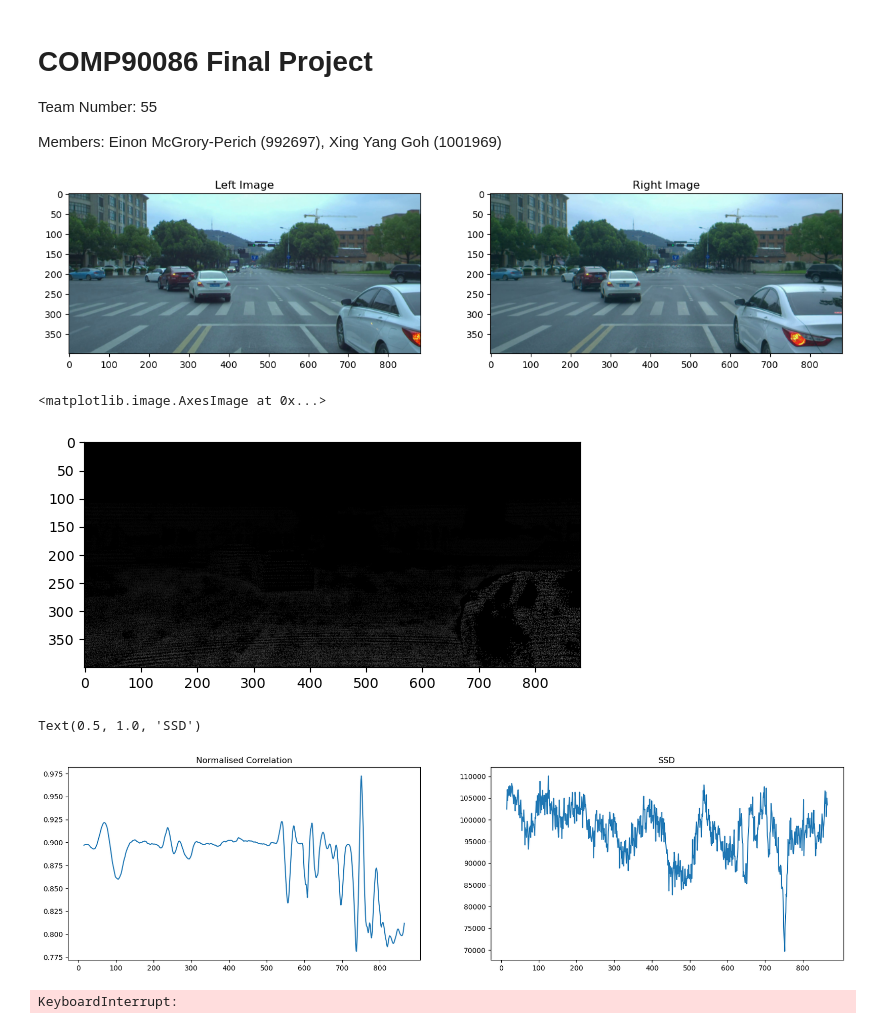
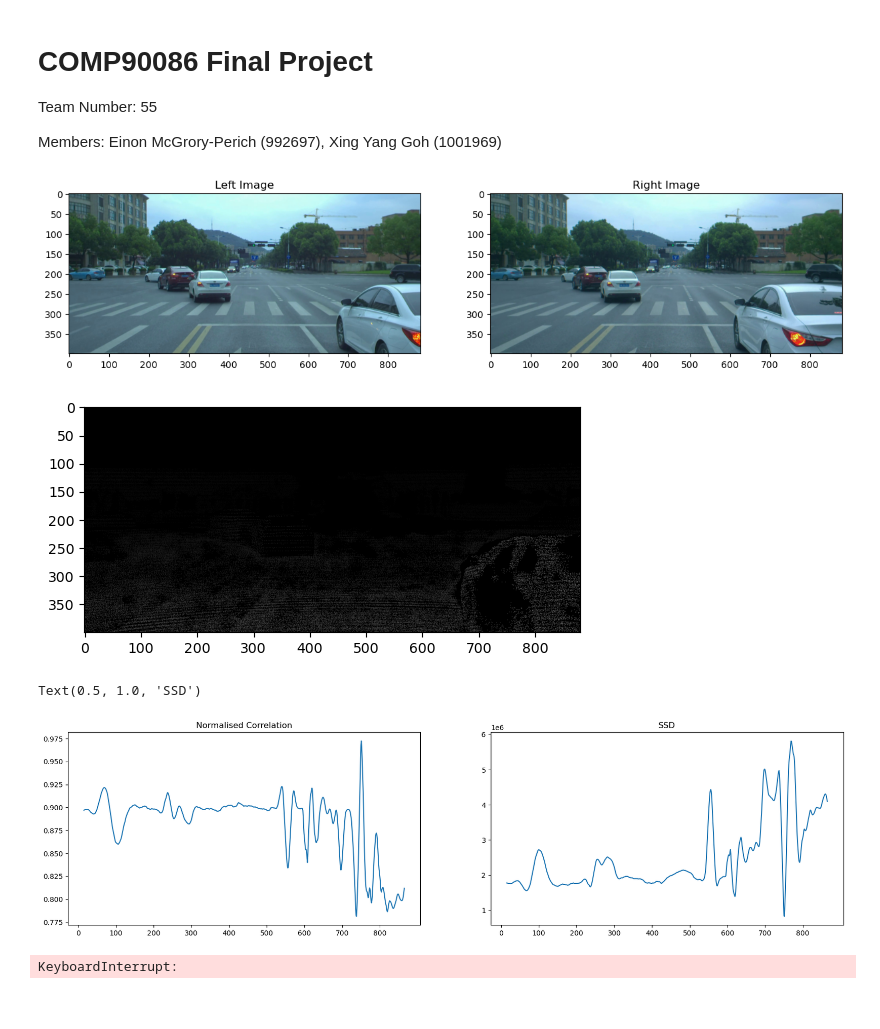
Before and after one commit to Neva-Y/Disparity-Image, a Jupyter notebook: Final-Project.ipynb, the cells around one changed output. Drawn from its saved outputs; the diff is of its cells as text; code cells hidden in the pictures.

```diff
--- a/Final-Project.ipynb
+++ b/Final-Project.ipynb
@@ -38,8 +38,8 @@ img_l = cv2.imread(left_image_name)
 img_r = cv2.imread(right_image_name)
 
 # Grey images
-img_l_grey = cv2.cvtColor(img_l, cv2.COLOR_BGR2GRAY)
-img_r_grey = cv2.cvtColor(img_r, cv2.COLOR_BGR2GRAY)
+img_l_grey_full = np.int32(cv2.cvtColor(img_l, cv2.COLOR_BGR2GRAY))
+img_r_grey_full = np.int32(cv2.cvtColor(img_r, cv2.COLOR_BGR2GRAY))
 
 
 img_l = img_l[...,::-1]
@@ -59,9 +59,17 @@ plt.show()
 
 img_d = cv2.imread(disp_image_name)
 plt.imshow(img_d)
+
+# note: can perform downscaling of the images to speed up computation at the cost of quality degradation
+scale_percentage = 50
+width = int(img_l_grey_full.shape[1] * scale_percentage / 100)
+height = int(img_l_grey_full.shape[0] * scale_percentage / 100)
+dim = (width, height)
+
+img_l_grey = np.int32(cv2.resize(img_l_grey_full.astype('float32'), dim, interpolation = cv2.INTER_AREA))
+img_r_grey = np.int32(cv2.resize(img_r_grey_full.astype('float32'), dim, interpolation = cv2.INTER_AREA))
 # %% [output]
 [figure]
-<matplotlib.image.AxesImage at 0x...>
 [figure]
 # %%
 # As driving assume that any two points have the same y value (camera is flat)
@@ -162,37 +170,37 @@ def smoothing_disp(disp_image, centre_l, step_size):
     min_l_y = centre_l[0] - step_size
     max_l_y = centre_l[0] + step_size
 
     patch = disp_image[min_l_y:max_l_y,min_l_x:max_l_x]
 
     error = np.sum(abs(patch - disp_image[centre_l[0],centre_l[1]]))
 
     return error
 
 boundary_size = 15
 row = 360
 left_image = [row,860]
 SSD = []
 corr = []
 pixel_loc = []
-for i in range(boundary_size, len(img_l_grey[0])-boundary_size, 1):
+for i in range(boundary_size, len(img_l_grey_full[0])-boundary_size, 1):
     pixel_loc.append(i)
-    corr.append(norm_correlation(img_l_grey, img_r_grey, left_image, [row,i], boundary_size))
-    SSD.append(sum_squared_differences(img_l_grey, img_r_grey, left_image, [row,i], boundary_size))
+    corr.append(norm_correlation(img_l_grey_full, img_r_grey_full, left_image, [row,i], boundary_size))
+    SSD.append(sum_squared_differences(img_l_grey_full, img_r_grey_full, left_image, [row,i], boundary_size))
 
 
 plt.subplots(1,2, figsize=(20,5))
 plt.subplot(1,2,1)
 plt.plot(pixel_loc, corr)
 plt.xticks(np.arange(0, max(pixel_loc), 100))
 plt.title('Normalised Correlation')
 
 plt.subplot(1,2,2)
 plt.plot(pixel_loc, SSD)
 plt.xticks(np.arange(0, max(pixel_loc), 100))
 plt.title('SSD')
 # %% [output]
 Text(0.5, 1.0, 'SSD')
-[figure, old version]
+[figure, new version]
 # %%
 # Plot disparity image
 h,w = img_l_grey.shape
```
Also changed, not shown: parts of 3 cells of this notebook, 2 other files.
